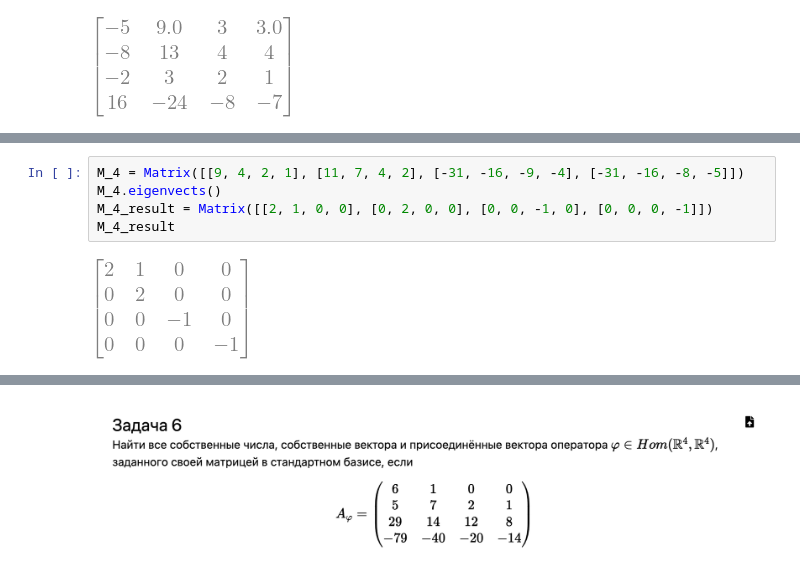
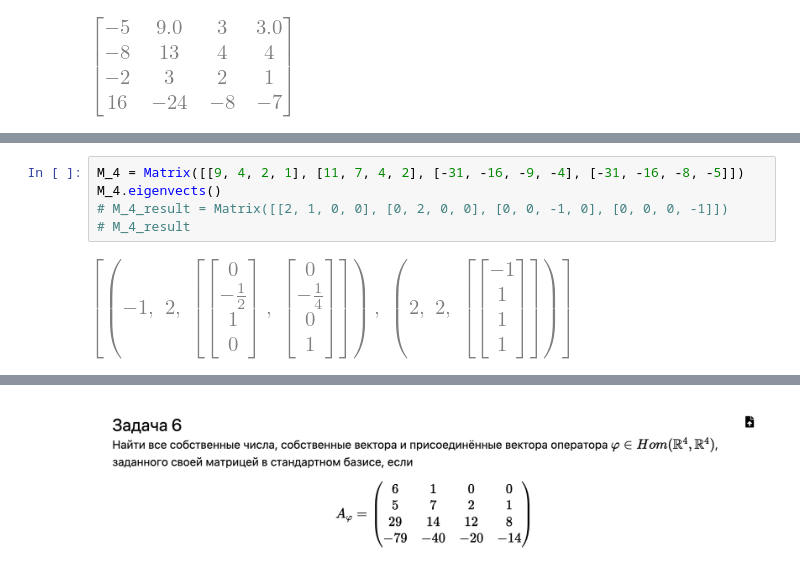
Before and after one commit to lilpuzeen/Calculus-S1-2, a Jupyter notebook: LinAlg/HW/fourth.ipynb, the cells around one changed output, grey strips where cells are left out. Cells and saved outputs as stored; diff of their text form.

```diff
--- a/LinAlg/HW/fourth.ipynb
+++ b/LinAlg/HW/fourth.ipynb
@@ -216,7 +289,7 @@ Matrix([[-12, 39/2, 6, 6], [-8, 13, 4, 4], [0, 0, 0, 0], [0, 0, 0, 0]]) + Matrix
 # %%
 M_4 = Matrix([[9, 4, 2, 1], [11, 7, 4, 2], [-31, -16, -9, -4], [-31, -16, -8, -5]])
 M_4.eigenvects()
-M_4_result = Matrix([[2, 1, 0, 0], [0, 2, 0, 0], [0, 0, -1, 0], [0, 0, 0, -1]])
-M_4_result
+# M_4_result = Matrix([[2, 1, 0, 0], [0, 2, 0, 0], [0, 0, -1, 0], [0, 0, 0, -1]])
+# M_4_result
 # %% [output]
-[figure, old version]
+[figure, new version]
```
Also changed, not shown: parts of 30 cells of this notebook, 26 other files.
